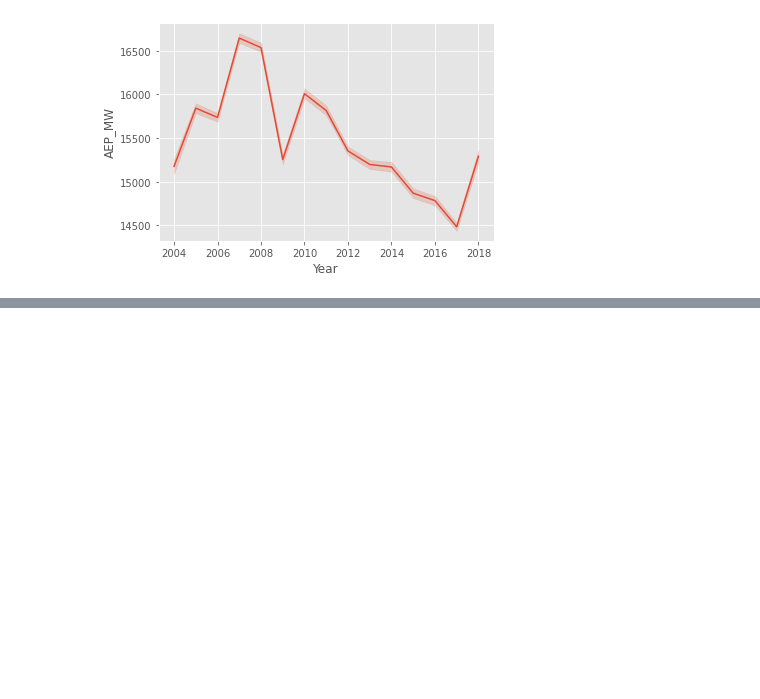
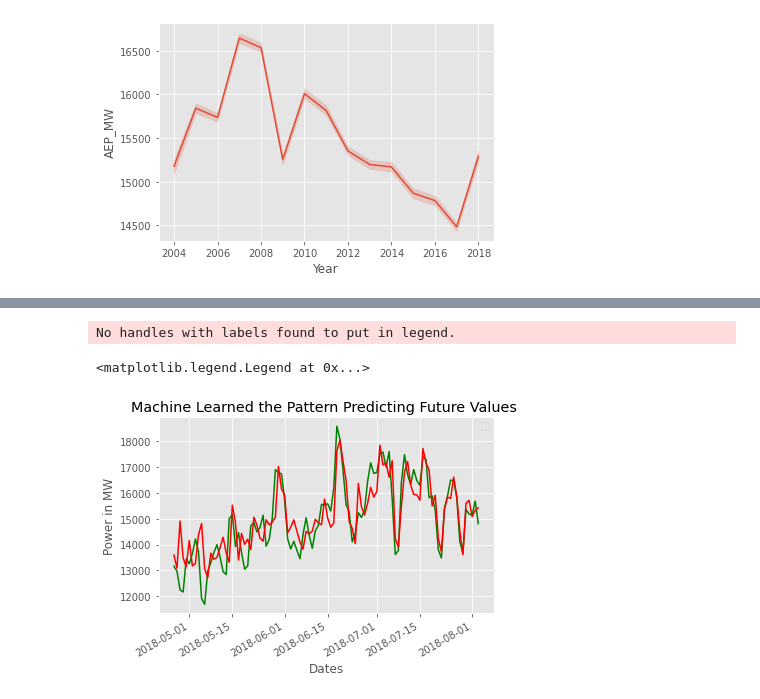
Before and after one commit to dhanushka365/SLEnergyConsumptionPrediction, a Jupyter notebook: EnergyConsumptionPrediction.ipynb, the cells around one changed output, grey strips where cells are left out. Drawn from its saved outputs; the diff is of its cells as text; code cells hidden in the pictures; blank space fills up the shorter version.

```diff
--- a/EnergyConsumptionPrediction.ipynb
+++ b/EnergyConsumptionPrediction.ipynb
@@ -87,0 +193,2 @@ sns.lineplot(x=df["Year"],y=df["AEP_MW"], data=df)
+# %%
+regressor.fit(X_Train, Y_Train, epochs = 50, batch_size = 32)
@@ -87,0 +229,2 @@ sns.lineplot(x=df["Year"],y=df["AEP_MW"], data=df)
+# %%
+Df_Total = pd.concat((NewDataSet[["AEP_MW"]], TestData[["AEP_MW"]]), axis=0)
@@ -87,0 +264,4 @@ sns.lineplot(x=df["Year"],y=df["AEP_MW"], data=df)
+# %%
+True_MegaWatt = TestData["AEP_MW"].to_list()
+Predicted_MegaWatt  = predicted_stock_price
+dates = TestData.index.to_list()
@@ -87,0 +290,26 @@ sns.lineplot(x=df["Year"],y=df["AEP_MW"], data=df)
+# %%
+True_MegaWatt = TestData["AEP_MW"].to_list()
+Predicted_MegaWatt  = [x[0] for x in Predicted_MegaWatt ]
+dates = TestData.index.to_list()
+# %%
+fig = plt.figure()
+
+ax1= fig.add_subplot(111)
+
+x = dates
+y = True_MegaWatt
+
+y1 = Predicted_MegaWatt
+
+plt.plot(x,y, color="green")
+plt.plot(x,y1, color="red")
+# beautify the x-labels
+plt.gcf().autofmt_xdate()
+plt.xlabel('Dates')
+plt.ylabel("Power in MW")
+plt.title("Machine Learned the Pattern Predicting Future Values ")
+plt.legend()
+# %% [output]
+No handles with labels found to put in legend.
+<matplotlib.legend.Legend at 0x...>
+[figure, added]
```
Also changed, not shown: parts of 19 cells of this notebook.
